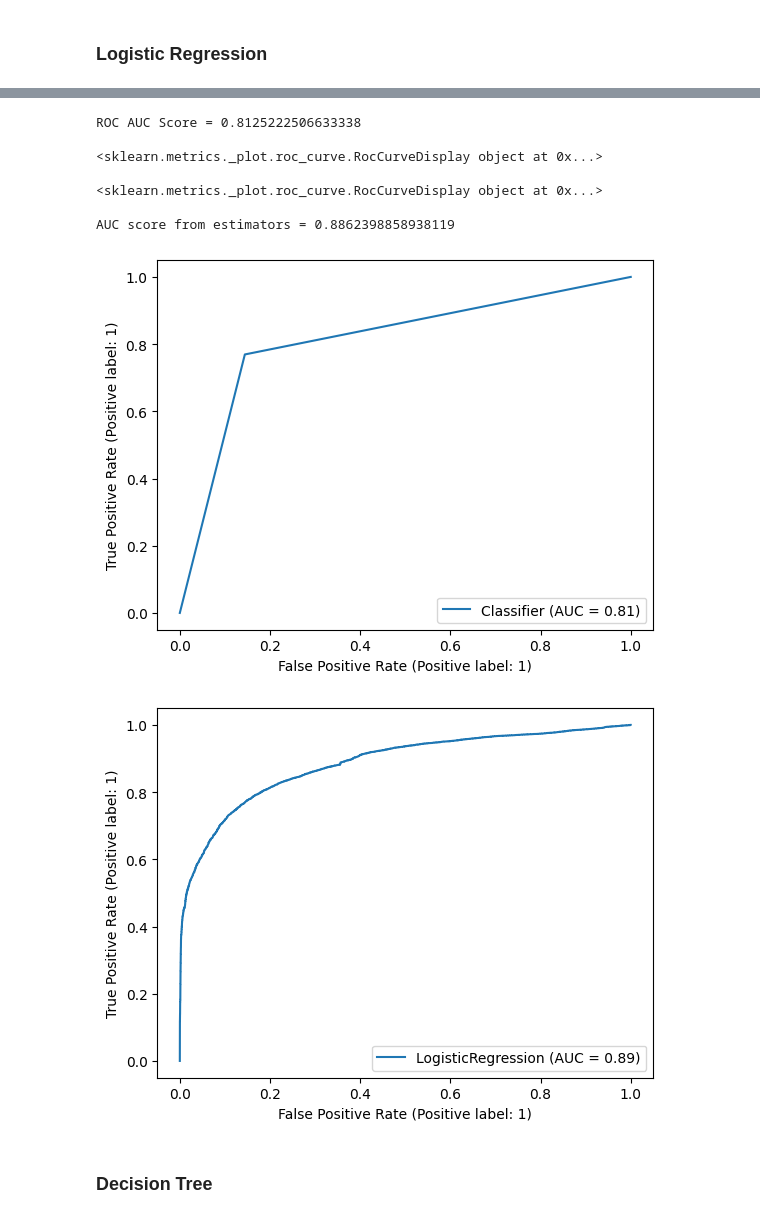
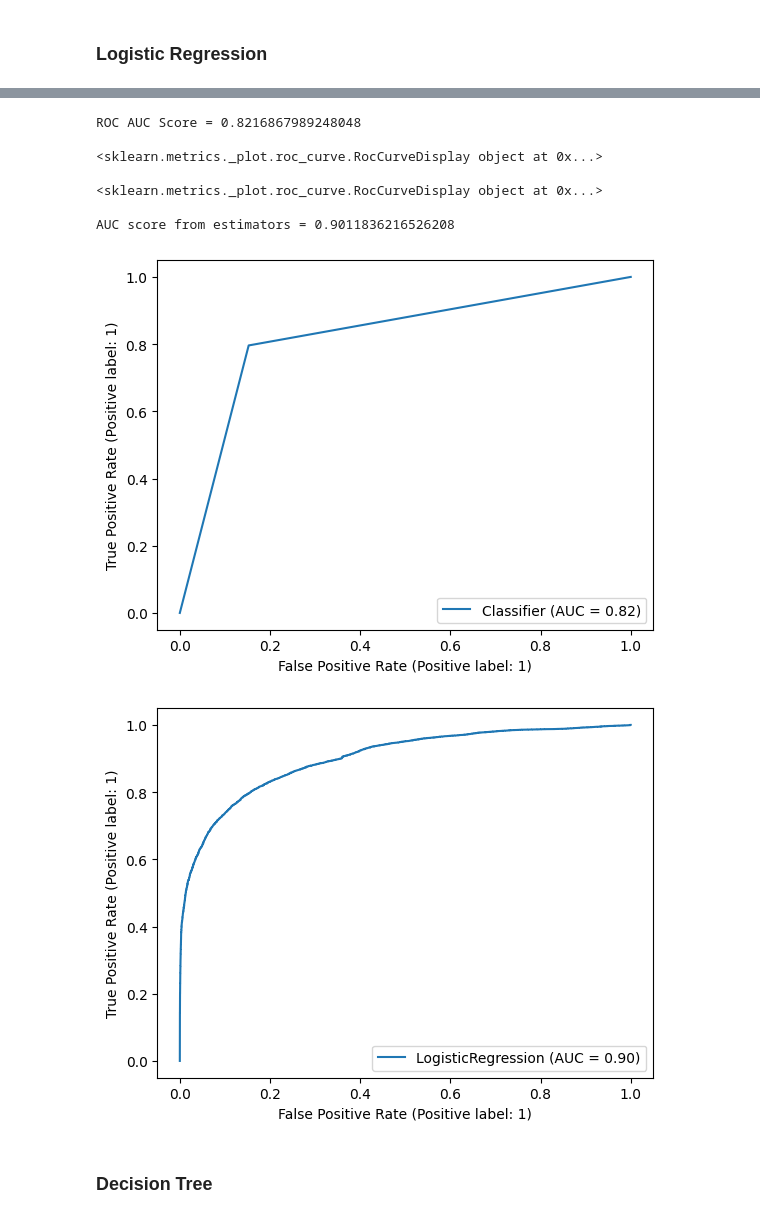
Before and after one commit to DDK1127/work_project, a Jupyter notebook: Phishing_Detection_url.ipynb, the cells around one changed output, grey strips where cells are left out. Drawn from its saved outputs; the diff is of its cells as text; code cells hidden in the pictures.

```diff
--- a/Phishing_Detection_url.ipynb
+++ b/Phishing_Detection_url.ipynb
@@ -175,10 +172,9 @@ from sklearn.metrics import ConfusionMatrixDisplay
 from sklearn.metrics import roc_auc_score
 from sklearn.metrics import RocCurveDisplay
 # %%
-def model_development(model):
-    model.fit(x_train,y_train)
+def model_development(x_train, y_train, x_test, y_test, model):
+
     y_pred = model.predict(x_test)
-
     report = classification_report(y_test, y_pred, output_dict=True)
 
     print(f"Test Score = {accuracy_score(y_test,y_pred)}\n")
@@ -192,17 +188,41 @@ def model_development(model):
     print(f"ROC AUC Score = {roc_auc_score(y_test,y_pred)}\n")
     print(RocCurveDisplay.from_predictions(y_test,y_pred),"\n")
     roc_curve_display = RocCurveDisplay.from_estimator(model,x_test,y_test)
+    false_positives = cm[0, 1] # FP
+    false_negatives = cm[1, 0] # FN
+    FP_rate = false_positives/len(y_test)
+    FN_rate = false_negatives/len(y_test)
+
     print(roc_curve_display,"\n")
     print(f"AUC score from estimators = {roc_curve_display.roc_auc}")
     return {"Training Score":model.score(x_train,y_train),
             "Testing Score":accuracy_score(y_test,y_pred),
+            "precision":report['1']['precision'],
             "Recall":report['1']['recall'],
+            "F1-score":report['1']['f1-score'],
             "Classifier AUC score":roc_auc_score(y_test,y_pred),
-            "Estimator AUC score":roc_curve_display.roc_auc}
+            "Estimator AUC score":roc_curve_display.roc_auc,
+            "FP 佔比": FP_rate,
+            "FN 佔比": FN_rate
+           }
 # %%
 results = {}
 # %% [markdown]
 ### Logistic Regression
 # %%
-results['Logistic Regression'] = model_development(LogReg)
+LogReg = LogisticRegression(C = 1, penalty = 'l1', max_iter = 200, solver = 'liblinear')
+'''
+param_grid = {
+    'C': [0.1, 1, 10],
+    'penalty': ['l1', 'l2'],
+    'max_iter':[100, 200, 300],
+    'class_weight':['balance']
+}
+
+grid_search = GridSearchCV(LogReg, param_grid, cv=5)
+grid_search.fit(x_train, y_train)
+print("Best Parameters:", grid_search.best_params_)
+'''
+LogReg.fit(x_train,y_train)
+results['Logistic Regression'] = model_development(x_train, y_train, x_test, y_test, LogReg)
 # %% [output]
@@ -226,12 +246,12 @@ Confusion Matrix:
-ROC AUC Score = 0.8125222506633338
+ROC AUC Score = 0.8216867989248048
 
 <sklearn.metrics._plot.roc_curve.RocCurveDisplay object at 0x...>
 
 <sklearn.metrics._plot.roc_curve.RocCurveDisplay object at 0x...>
 
-AUC score from estimators = 0.8862398858938119
+AUC score from estimators = 0.9011836216526208
-[figure, old version]
+[figure, new version]
-[figure, old version]
+[figure, new version]
 # %% [markdown]
 ### Decision Tree
 # %%
```
Also changed, not shown: parts of 16 cells of this notebook, 21 other files.
